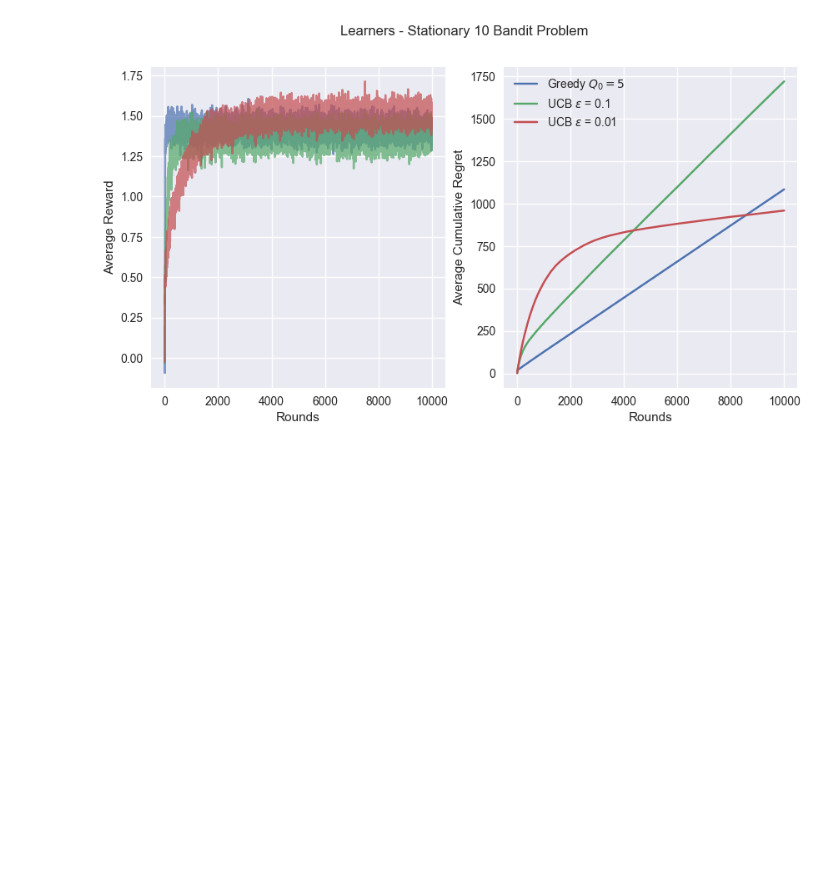
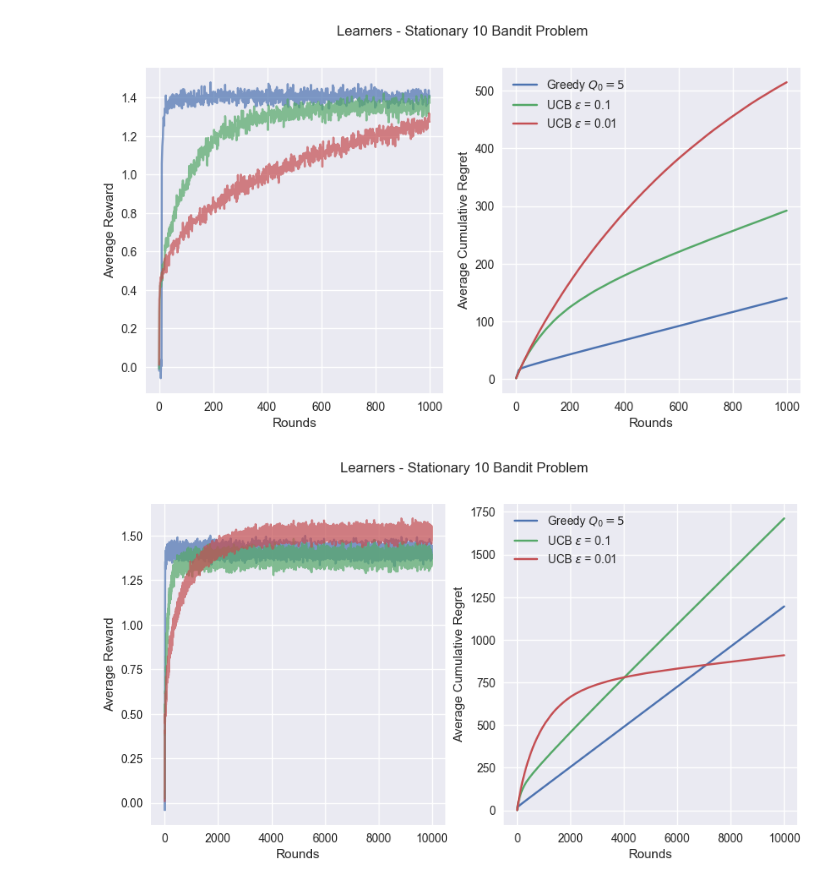
Before and after one commit to georgec123/aiml, a Jupyter notebook: src/Q2/e.ipynb, the cells around one changed output. Saved outputs shown, nothing was run; the diff lists cells and outputs as text; code cells hidden in the pictures; blank space fills up the shorter version.

```diff
--- a/src/Q2/e.ipynb
+++ b/src/Q2/e.ipynb
@@ -38,20 +57,6 @@ for i in range(num_tests):
-# %%
-fig, axs = plt.subplots(1, 2, figsize=(10, 5))
-
-ax, ax2 = axs
-
-for idx, learner in enumerate([r'Greedy $Q_{0}=5$', r'UCB $\epsilon$ = 0.1', 'UCB $\epsilon$ = 0.01']):
-    ax.plot(np.mean(scores[idx], axis=0), label=learner, alpha=0.7)
-    ax2.plot(np.cumsum(regret[idx], axis=1).mean(axis=0), label=learner)
-
-plt.suptitle(f'Learners - Stationary {num_arms} Bandit Problem')
-ax.set_ylabel('Average Reward')
-ax2.set_ylabel('Average Cumulative Regret')
-ax.set_xlabel('Rounds')
-ax2.set_xlabel('Rounds')
-plt.legend()
-
-plt.savefig('../../plots/q2/e.png', dpi=300)
-plt.show()
-# %% [output]
-[figure, removed]
+# %%
+for rounds in [1_000, 10_000]:
+    run_2_e_experiment(rounds)
+# %% [output]
+[figure, added]
+[figure, added]
```
Also changed, not shown: parts of 2 cells of this notebook, 2 other files.
